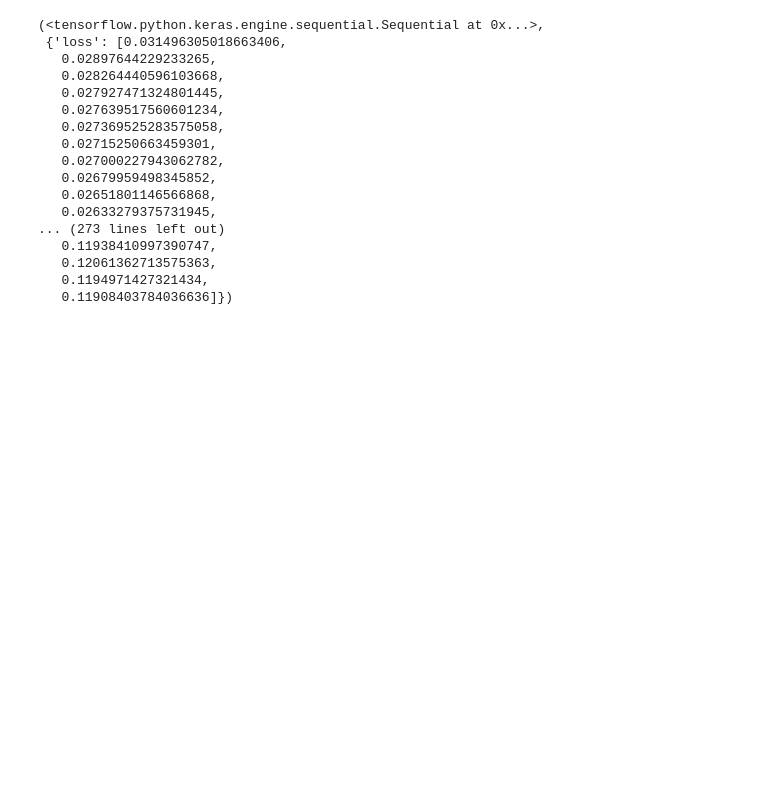
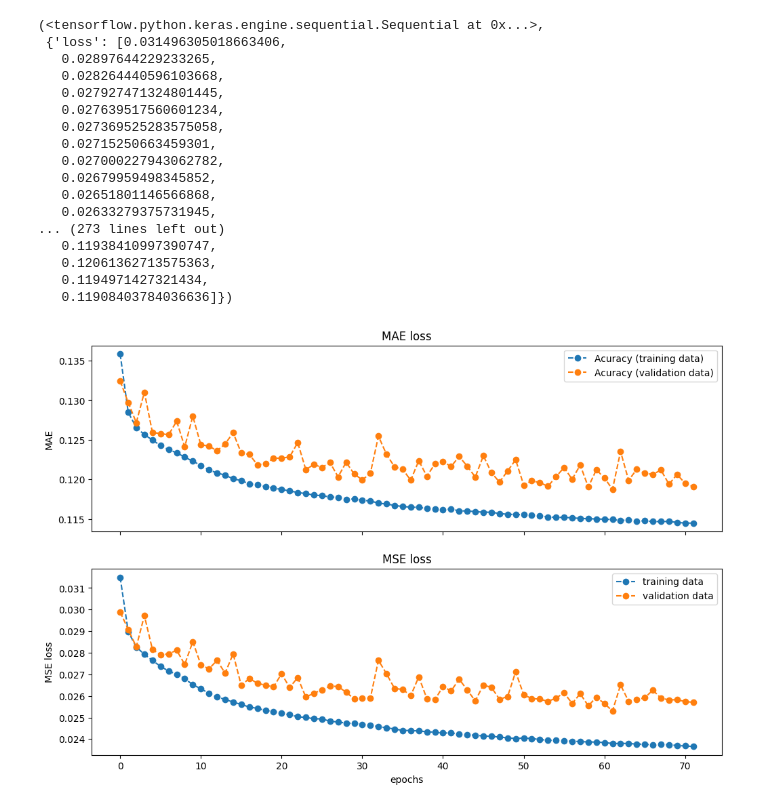
Before and after one commit to iomega/ms2query, a Jupyter notebook: notebooks/Train_MS2Query_model.ipynb, the cells around one changed output. Cells and saved outputs as stored; diff of their text form; code cells hidden in the pictures; blank space fills up the shorter version.

Commit message:
Plotted the history of the model training

```diff
--- a/notebooks/Train_MS2Query_model.ipynb
+++ b/notebooks/Train_MS2Query_model.ipynb
@@ -100,3 +100,11 @@ Epoch 00072: early stopping
    0.12061362713575363,
    0.1194971427321434,
    0.11908403784036636]})
+# %%
+from ms2query.train_ms2query_nn import plot_history
+from ms2query.utils import load_pickled_file
+
+history = load_pickled_file("../downloads/gnps_210409/train_ms2query_model/ms2query_model_all_scores_train_hist.pickle")
+plot_history(history)
+# %% [output]
+[figure, added]
```
